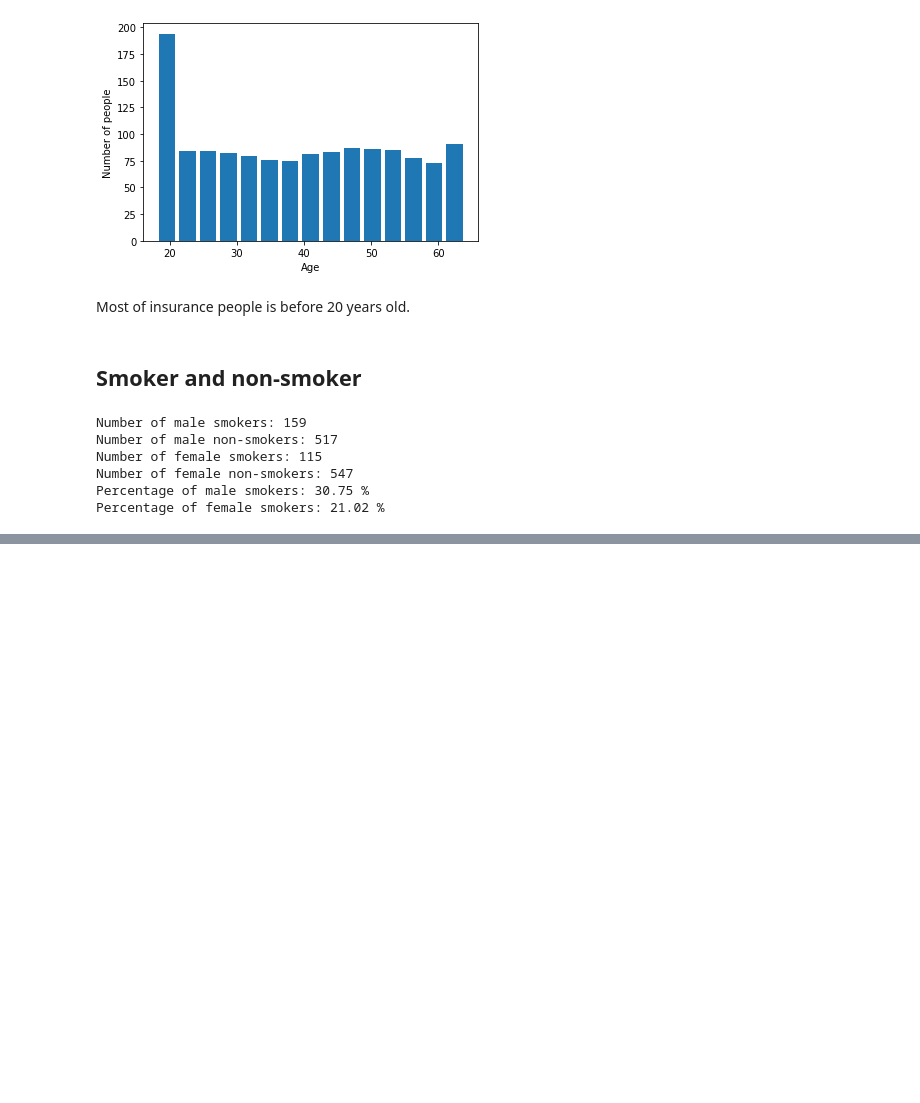
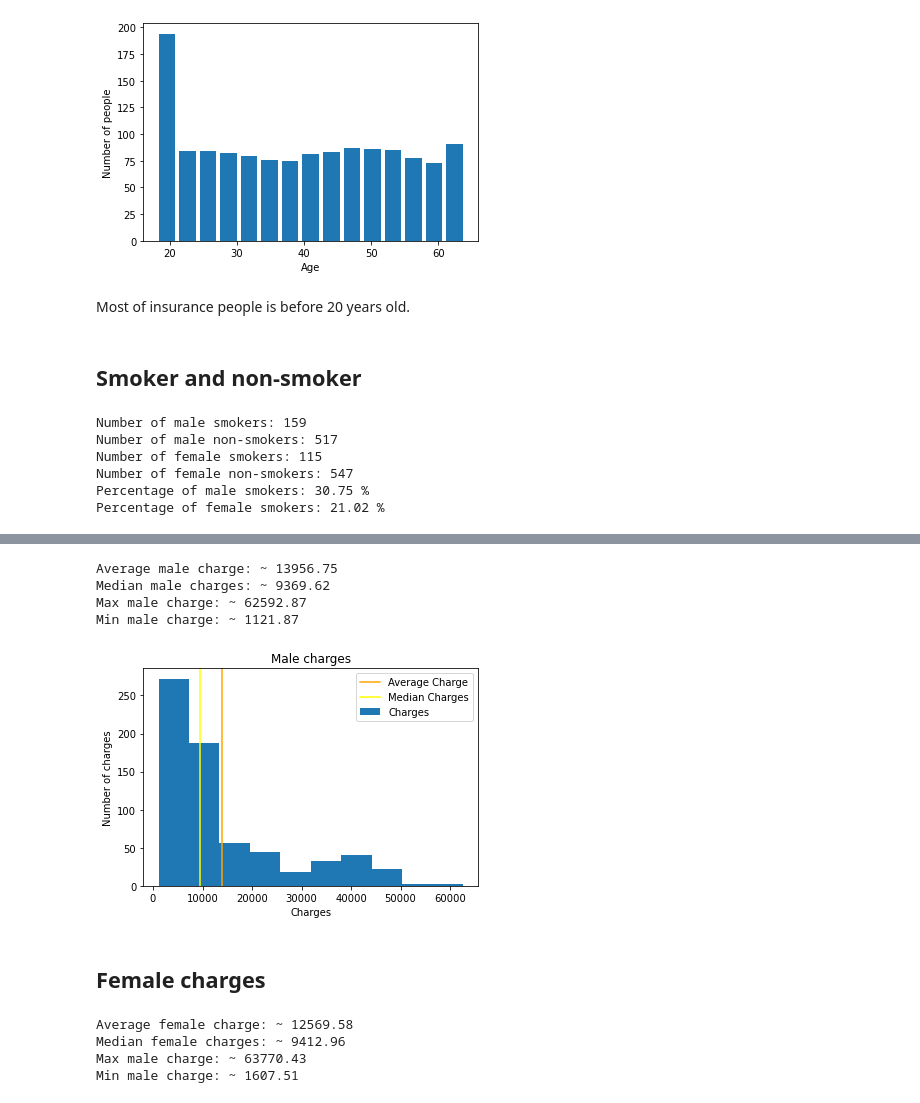
Before and after one commit to bartoginski/U.S.-Medical-Insurance-Costs-Project, a Jupyter notebook: U.S. Medical Insurance Costs.ipynb, the cells around one changed output, grey strips where cells are left out. Saved outputs shown, nothing was run; the diff lists cells and outputs as text; code cells hidden in the pictures; blank space fills up the shorter version.

```diff
--- a/U.S. Medical Insurance Costs.ipynb
+++ b/U.S. Medical Insurance Costs.ipynb
@@ -39,6 +39,11 @@ charges
 ## Creating DataFrame
 # %%
 df = pd.read_csv('insurance.csv')
+
+# male and female DataFrame
+df_male = df[df['sex'] == 'male']
+df_female = df[df['sex'] == 'female']
+
 df.head()
 # %% [output]
 |  | age | sex | bmi | children | smoker | region | charges |
@@ -118,0 +169,45 @@ Percentage of female smokers: 21.02 %
+# %%
+average_male_charge = df_male['charges'].mean()
+median_male_charge = df_male['charges'].median()
+max_male_charge = df_male['charges'].max()
+min_male_charge = df_male['charges'].min()
+
+print("Average male charge: ~", round(average_male_charge, 2))
+print("Median male charges: ~", round(median_male_charge, 2))
+print("Max male charge: ~", round(max_male_charge, 2))
+print("Min male charge: ~", round(min_male_charge, 2))
+# %% [output]
+Average male charge: ~ 13956.75
+Median male charges: ~ 9369.62
+Max male charge: ~ 62592.87
+Min male charge: ~ 1121.87
+# %%
+plt.hist(df_male['charges'])
+plt.title("Male charges")
+plt.xlabel('Charges')
+plt.ylabel('Number of charges')
+plt.axvline(average_male_charge, color='orange')
+plt.axvline(median_male_charge, color='yellow')
+plt.legend(['Average Charge', 'Median Charges', 'Charges'])
+
+plt.show()
+# %% [output]
+[figure, added]
+# %% [markdown]
+## Female charges
+# %%
+average_female_charge = df_female['charges'].mean()
+median_female_charge = df_female['charges'].median()
+max_female_charge = df_female['charges'].max()
+min_female_charge = df_female['charges'].min()
+
+print("Average female charge: ~", round(average_female_charge, 2))
+print("Median female charges: ~", round(median_female_charge, 2))
+
+print("Max male charge: ~", round(max_female_charge, 2))
+print("Min male charge: ~", round(min_female_charge, 2))
+# %% [output]
+Average female charge: ~ 12569.58
+Median female charges: ~ 9412.96
+Max male charge: ~ 63770.43
+Min male charge: ~ 1607.51
```
Also changed, not shown: parts of 8 cells of this notebook.
